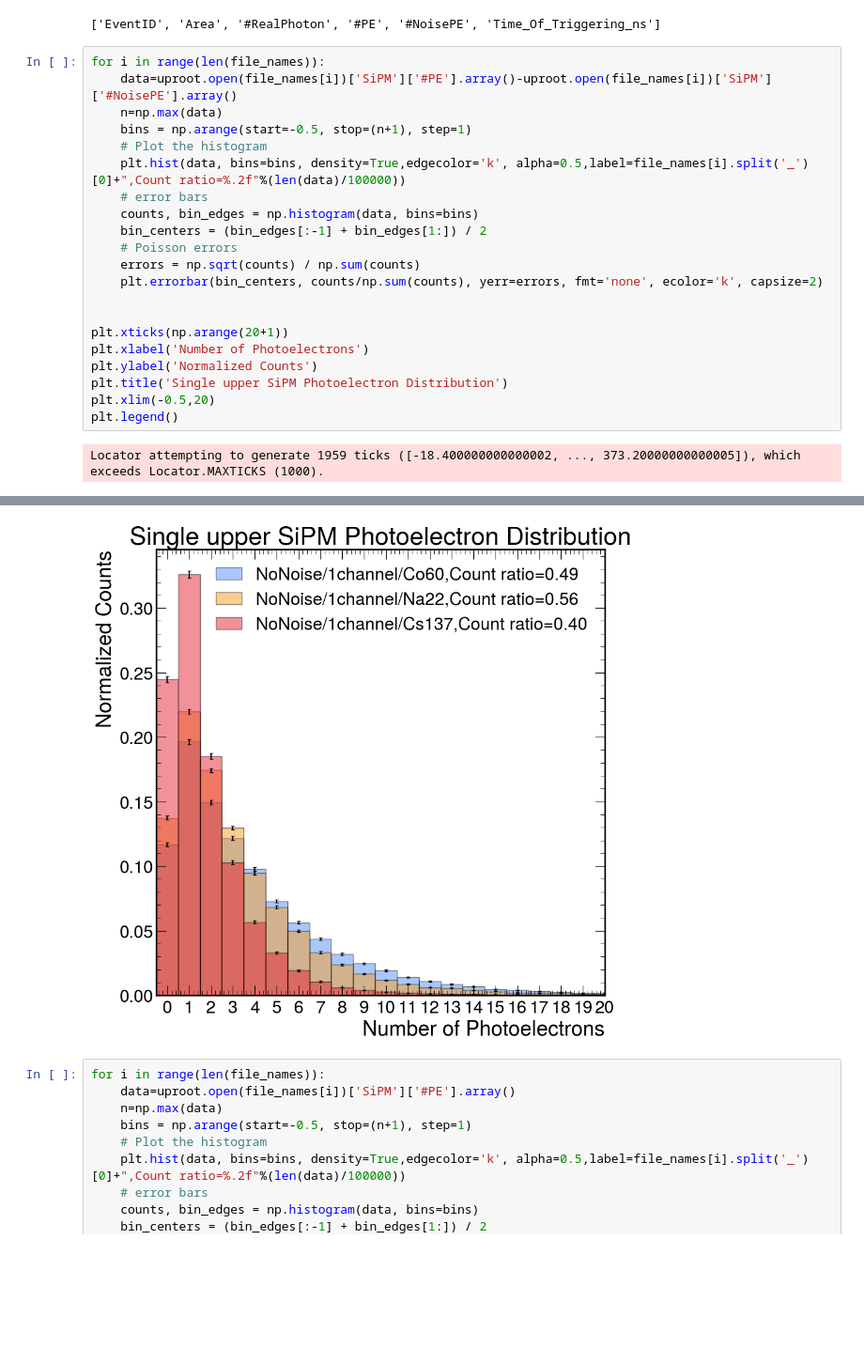
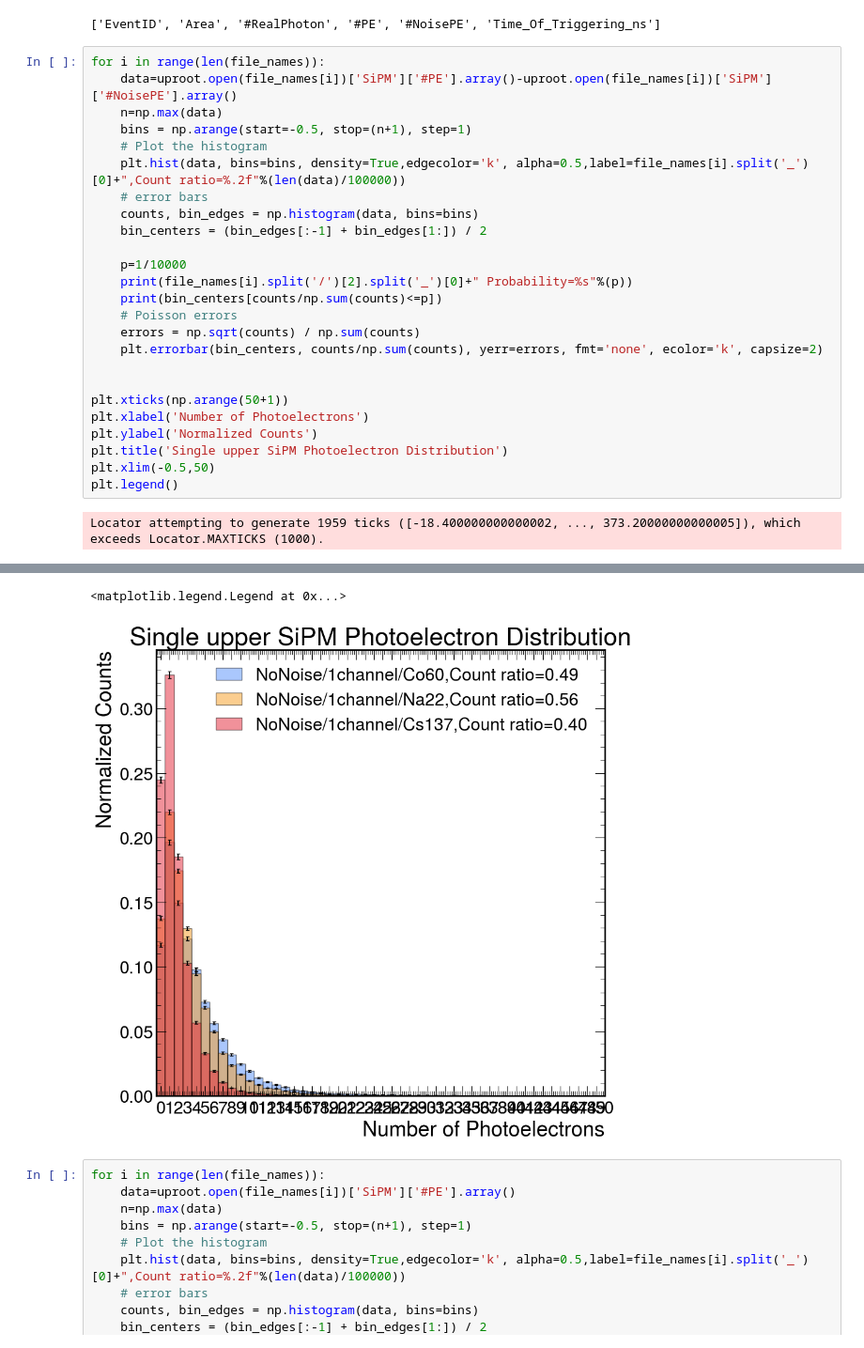
Before and after one commit to keiyinau/Geant4_Flexible, a Jupyter notebook: Geant4/e001_dataset/Test1.ipynb, the cells around one changed output, grey strips where cells are left out. Shown at 94% size. Saved outputs shown, nothing was run; the diff lists cells and outputs as text; blank space fills up the shorter version.

```diff
--- a/Geant4/e001_dataset/Test1.ipynb
+++ b/Geant4/e001_dataset/Test1.ipynb
@@ -24,16 +24,20 @@ for i in range(len(file_names)):
     # error bars
     counts, bin_edges = np.histogram(data, bins=bins)
     bin_centers = (bin_edges[:-1] + bin_edges[1:]) / 2
+
+    p=1/10000
+    print(file_names[i].split('/')[2].split('_')[0]+" Probability=%s"%(p))
+    print(bin_centers[counts/np.sum(counts)<=p])
     # Poisson errors
     errors = np.sqrt(counts) / np.sum(counts)
     plt.errorbar(bin_centers, counts/np.sum(counts), yerr=errors, fmt='none', ecolor='k', capsize=2)
 
 
-plt.xticks(np.arange(20+1))
+plt.xticks(np.arange(50+1))
 plt.xlabel('Number of Photoelectrons')
 plt.ylabel('Normalized Counts')
 plt.title('Single upper SiPM Photoelectron Distribution')
-plt.xlim(-0.5,20)
+plt.xlim(-0.5,50)
 plt.legend()
 # %% [output]
 Locator attempting to generate 1959 ticks ([-18.400000000000002, ..., 373.20000000000005]), which exceeds Locator.MAXTICKS (1000).
@@ -41,4 +50,5 @@ Locator attempting to generate 1959 ticks ([-18.400000000000002, ..., 373.200000
+<matplotlib.legend.Legend at 0x...>
-[figure, old version]
+[figure, new version]
 # %%
 for i in range(len(file_names)):
     data=uproot.open(file_names[i])['SiPM']['#PE'].array()
```
Also changed, not shown: parts of 1 cell of this notebook.
